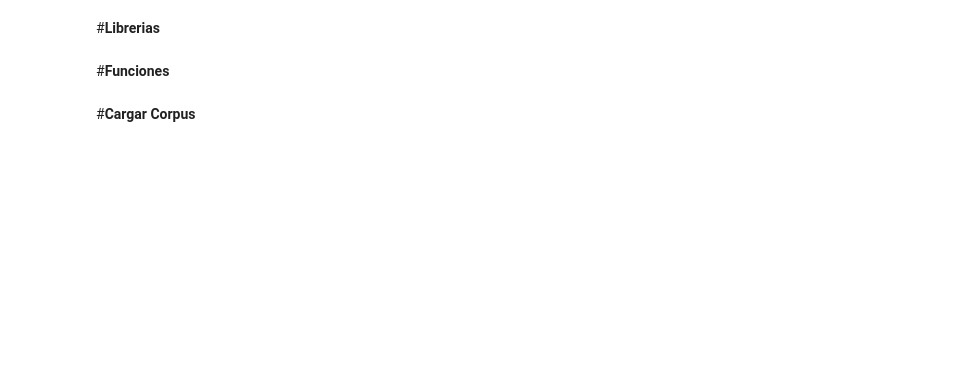
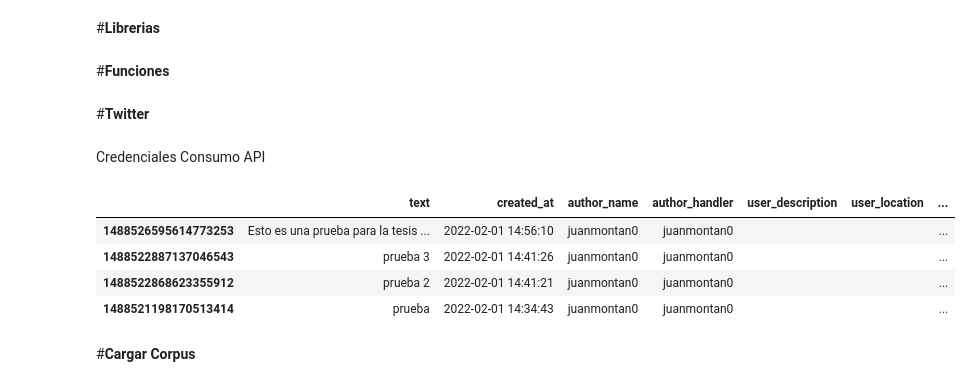
Before and after one commit to jmontano1987/pdg, a Jupyter notebook: Proyecto_de_Grado.ipynb, the cells around one changed output. Saved outputs shown, nothing was run; the diff lists cells and outputs as text; code cells hidden in the pictures; blank space fills up the shorter version.

```diff
--- a/Proyecto_de_Grado.ipynb
+++ b/Proyecto_de_Grado.ipynb
@@ -19,3 +68,31 @@ import string
+# %% [markdown]
+#**Twitter**
+# %% [markdown]
+Credenciales Consumo API
+# %%
+# API Keys para autenticacion
+api_key = "UcZ9gR5yMV4MlKTFaSwhC1aNX"
+api_secret = "R5BjKcmHan6MGaX98UMhytQfLiZI7TLl9AATGtixJLwmAU2DFR"
+access_token = "1452452402070794241-rKitK0leSslMs9XoXEDBTxOwplOGGU"
+access_token_secret = "lBAxKokr4Hkg3DxvaUMTWkAqU0E9O5KfZCmJoPulnfSRn"
+# %%
+# Autorización para consumo API
+auth = tweepy.OAuthHandler(api_key, api_secret)
+# Acceso al API
+auth.set_access_token(access_token, access_token_secret)
+# Instancia para llamar a la API
+api = tweepy.API(auth, wait_on_rate_limit=True)
+# %%
+#Obtener Tweets cuenta prueba
+df_tweets=get_tweets(api,"juanmontan0")
+# %%
+df_tweets.head()
+# %% [output]
+|  | text | created_at | author_name | author_handler | user_description | user_location | ... |
+| 1488526595614773253 | Esto es una prueba para la tesis ... | 2022-02-01 14:56:10 | juanmontan0 | juanmontan0 |  |  | ... |
+| 1488522887137046543 | prueba 3 | 2022-02-01 14:41:26 | juanmontan0 | juanmontan0 |  |  | ... |
+| 1488522868623355912 | prueba 2 | 2022-02-01 14:41:21 | juanmontan0 | juanmontan0 |  |  | ... |
+| 1488521198170513414 | prueba | 2022-02-01 14:34:43 | juanmontan0 | juanmontan0 |  |  | ... |
 # %% [markdown]
 #**Cargar Corpus**
 # %%
```
Also changed, not shown: parts of 8 cells of this notebook.
